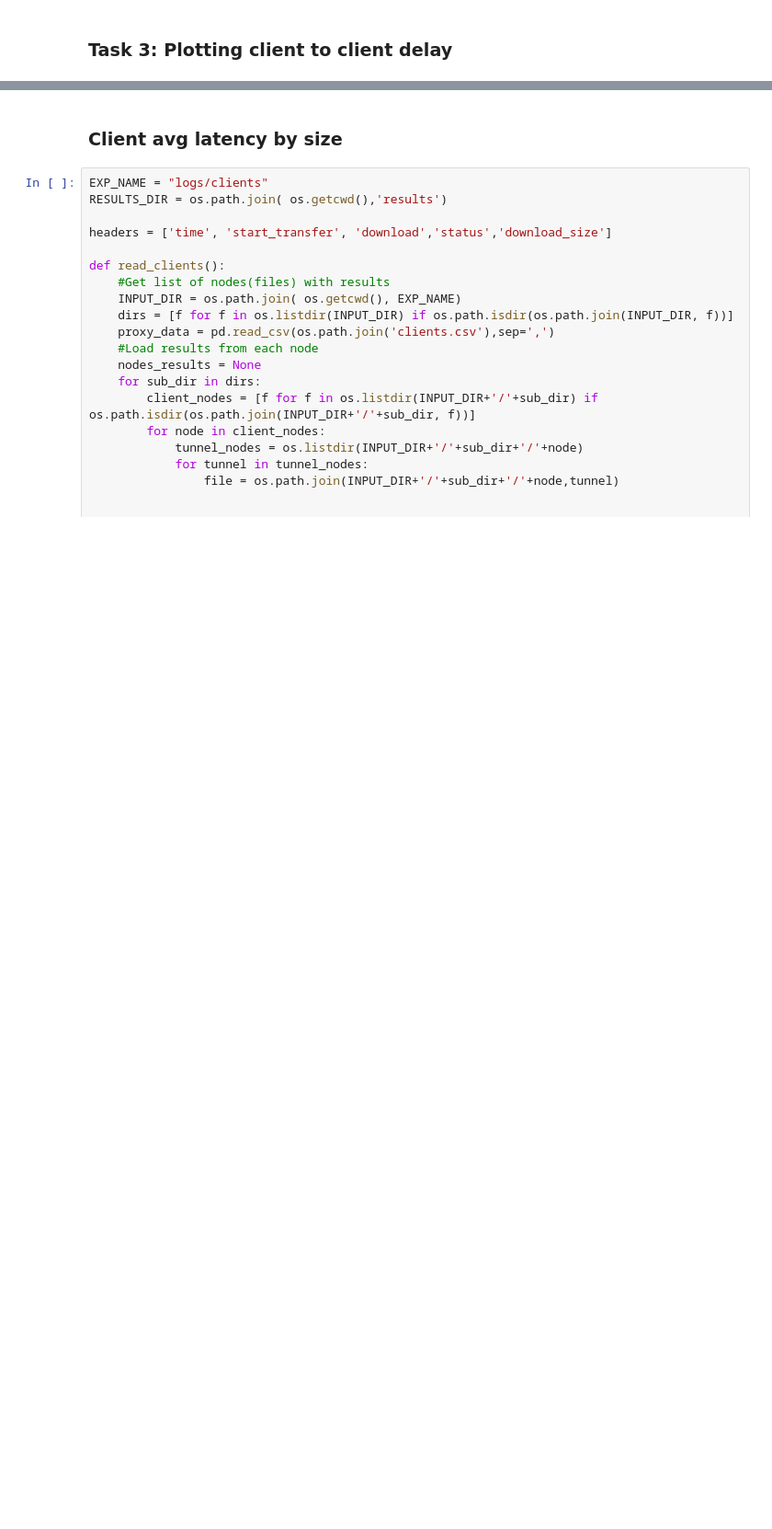
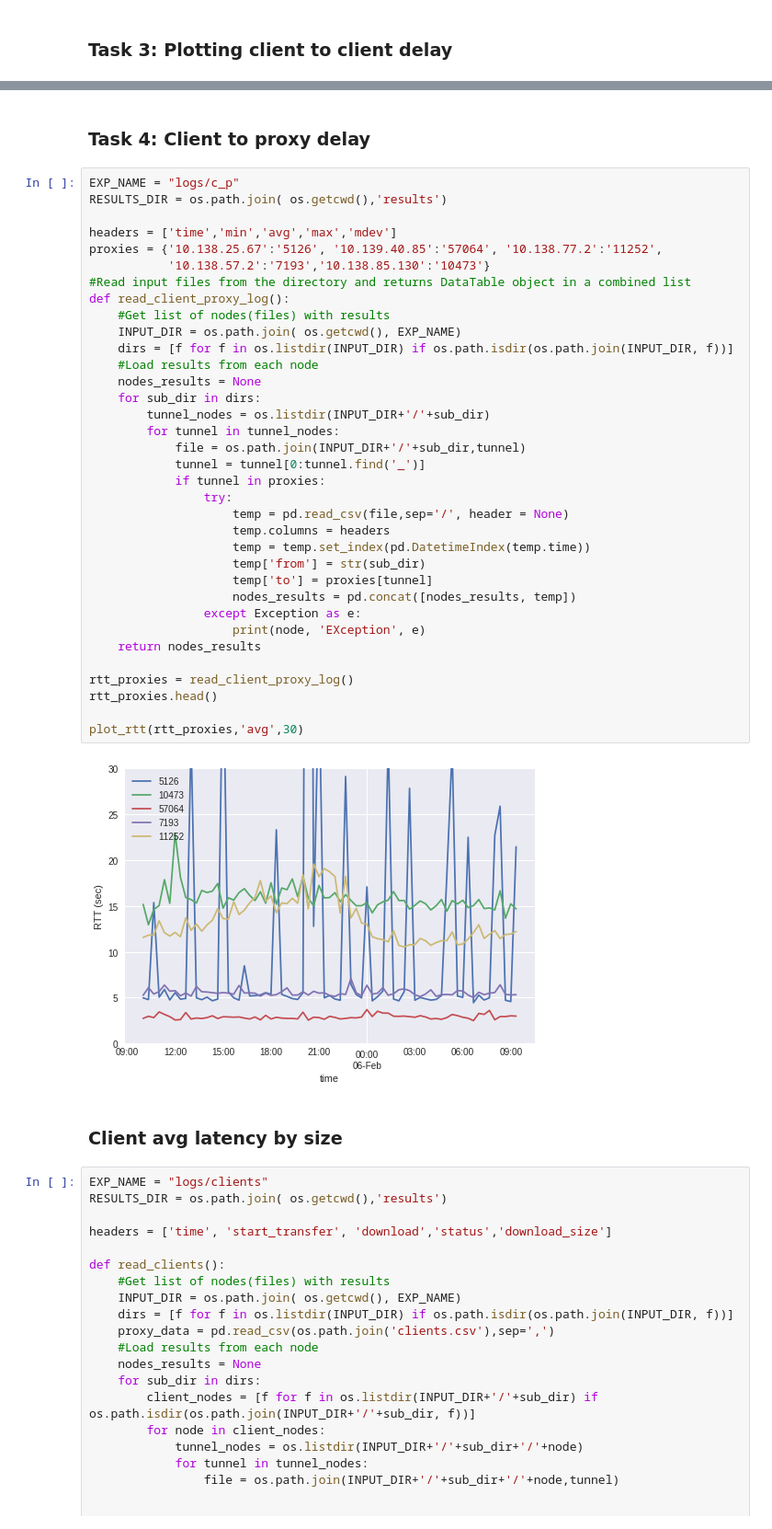
Before and after one commit to khulan8824/proxyTest, a Jupyter notebook: clientLogs.ipynb, the cells around one changed output, grey strips where cells are left out. Shown at 92% size. Drawn from its saved outputs; the diff is of its cells as text; blank space fills up the shorter version.

```diff
--- a/clientLogs.ipynb
+++ b/clientLogs.ipynb
@@ -525,3 +355,42 @@ SyntaxError: invalid syntax (<unknown>, line 1)
+# %% [markdown]
+### Task 4: Client to proxy delay
+# %%
+EXP_NAME = "logs/c_p"
+RESULTS_DIR = os.path.join( os.getcwd(),'results')
+
+headers = ['time','min','avg','max','mdev']
+proxies = {'10.138.25.67':'5126', '10.139.40.85':'57064', '10.138.77.2':'11252',
+           '10.138.57.2':'7193','10.138.85.130':'10473'}
+#Read input files from the directory and returns DataTable object in a combined list
+def read_client_proxy_log():
+    #Get list of nodes(files) with results
+    INPUT_DIR = os.path.join( os.getcwd(), EXP_NAME)
+    dirs = [f for f in os.listdir(INPUT_DIR) if os.path.isdir(os.path.join(INPUT_DIR, f))]
+    #Load results from each node
+    nodes_results = None
+    for sub_dir in dirs:
+        tunnel_nodes = os.listdir(INPUT_DIR+'/'+sub_dir)
+        for tunnel in tunnel_nodes:
+            file = os.path.join(INPUT_DIR+'/'+sub_dir,tunnel)
+            tunnel = tunnel[0:tunnel.find('_')]
+            if tunnel in proxies:
+                try:
+                    temp = pd.read_csv(file,sep='/', header = None)
+                    temp.columns = headers
+                    temp = temp.set_index(pd.DatetimeIndex(temp.time))
+                    temp['from'] = str(sub_dir)
+                    temp['to'] = proxies[tunnel]
+                    nodes_results = pd.concat([nodes_results, temp])
+                except Exception as e:
+                    print(node, 'EXception', e)
+    return nodes_results
+
+rtt_proxies = read_client_proxy_log()
+rtt_proxies.head()
+
+plot_rtt(rtt_proxies,'avg',30)
+# %% [output]
+[figure, added]
 # %% [markdown]
 ### Client avg latency by size
 # %%
```
Also changed, not shown: parts of 5 cells of this notebook.
